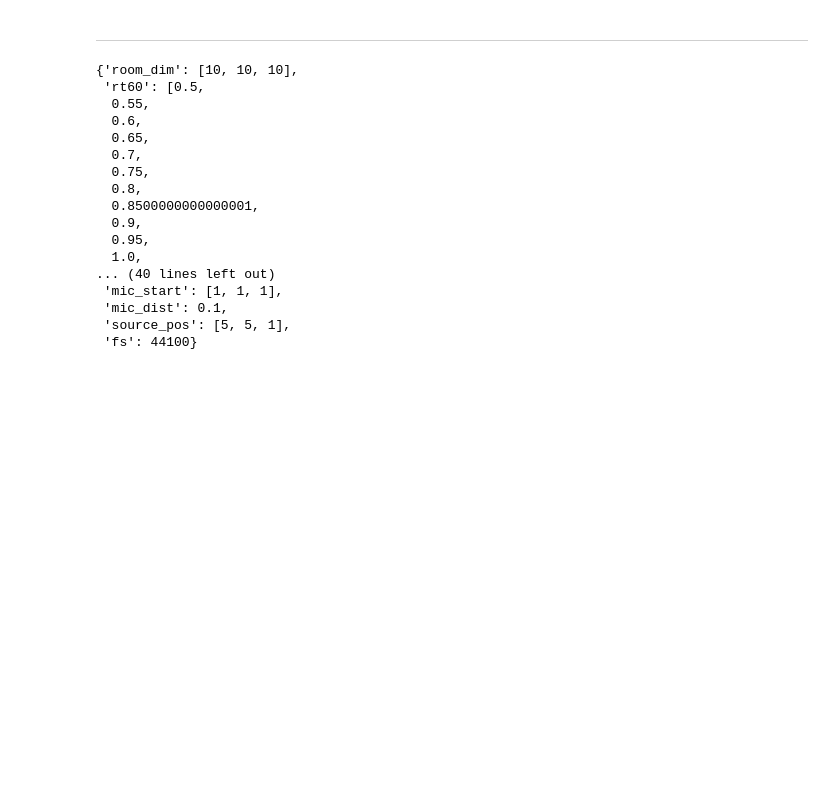
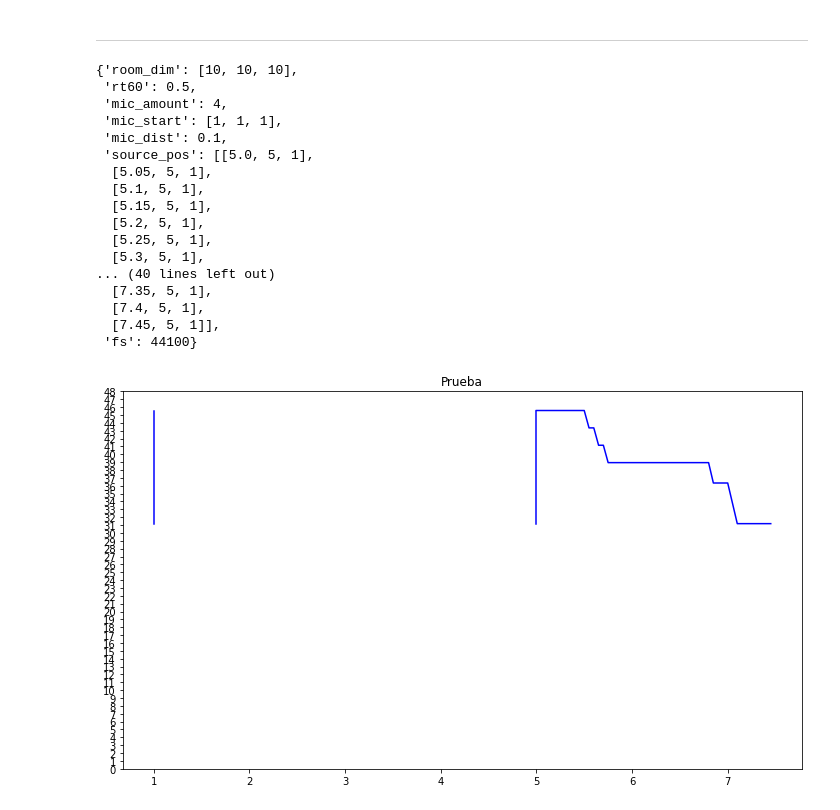
Before and after one commit to MathiasToval/PDS, a Jupyter notebook: DSP TP.ipynb, the cells around one changed output. Saved outputs shown, nothing was run; the diff lists cells and outputs as text; code cells hidden in the pictures; blank space fills up the shorter version.

```diff
--- a/DSP TP.ipynb
+++ b/DSP TP.ipynb
@@ -130,21 +130,22 @@ dicc_base = {
 
 
 sim.expand_param(dicc_base, "rt60", 0.05, filename = "x")
+sim.expand_param(dicc_base, "source_pos", [0.05,0,0], filename = "z")
 # %% [output]
 {'room_dim': [10, 10, 10],
- 'rt60': [0.5,
-  0.55,
-  0.6,
-  0.65,
-  0.7,
-  0.75,
-  0.8,
-  0.8500000000000001,
-  0.9,
-  0.95,
-  1.0,
-... (40 lines left out)
+ 'rt60': 0.5,
+ 'mic_amount': 4,
  'mic_start': [1, 1, 1],
  'mic_dist': 0.1,
- 'source_pos': [5, 5, 1],
+ 'source_pos': [[5.0, 5, 1],
+  [5.05, 5, 1],
+  [5.1, 5, 1],
+  [5.15, 5, 1],
+  [5.2, 5, 1],
+  [5.25, 5, 1],
+  [5.3, 5, 1],
+... (40 lines left out)
+  [7.35, 5, 1],
+  [7.4, 5, 1],
+  [7.45, 5, 1]],
  'fs': 44100}
@@ -151,2 +155,6 @@ sim.expand_param(dicc_base, "rt60", 0.05, filename = "x")
 # %%
-doa.full_doa_pipeline("x.json","Audios\imp.wav",)
+x,y,z = doa.full_doa_pipeline("z.json","Audios\imp.wav", variable_param="source_pos")
+# %%
+pt.plot_signals((x,y,1,"Prueba","b","",None),ylim=[0,48])
+# %% [output]
+[figure, added]
```
Also changed, not shown: parts of 1 cell of this notebook, 2 other files.
